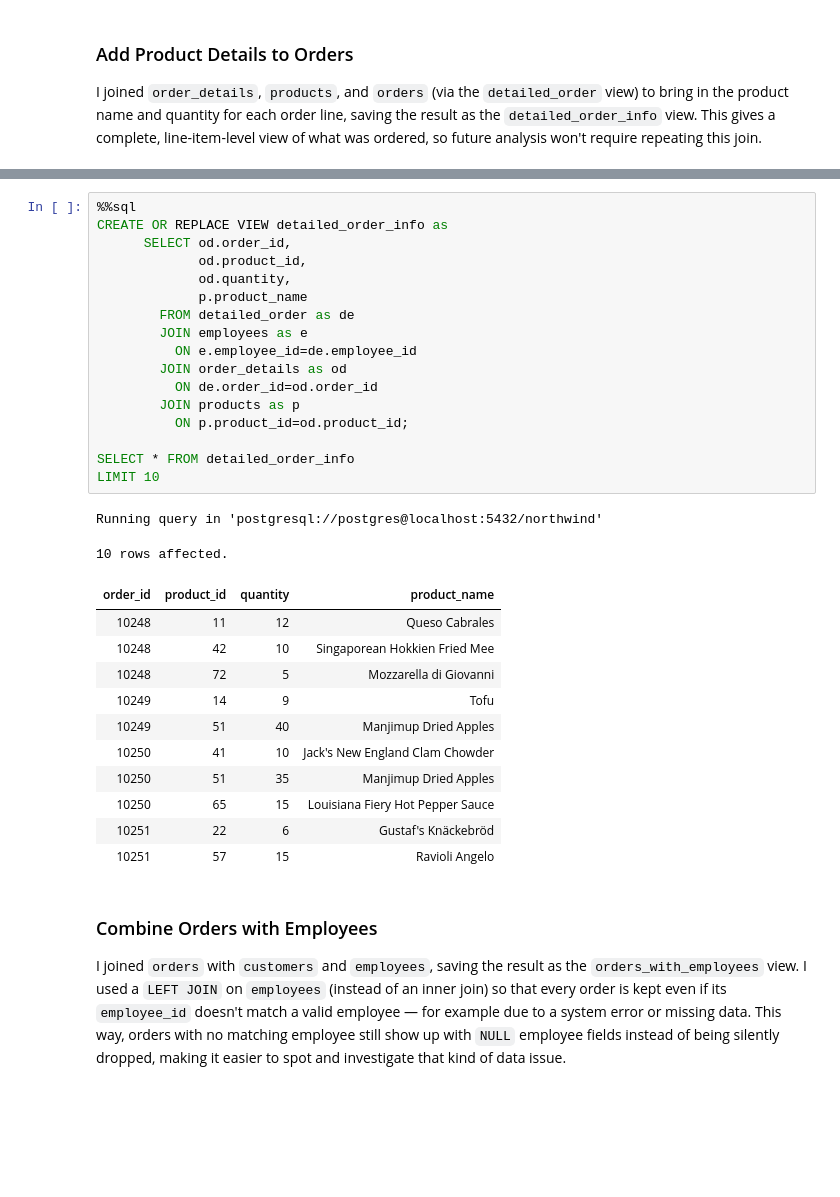
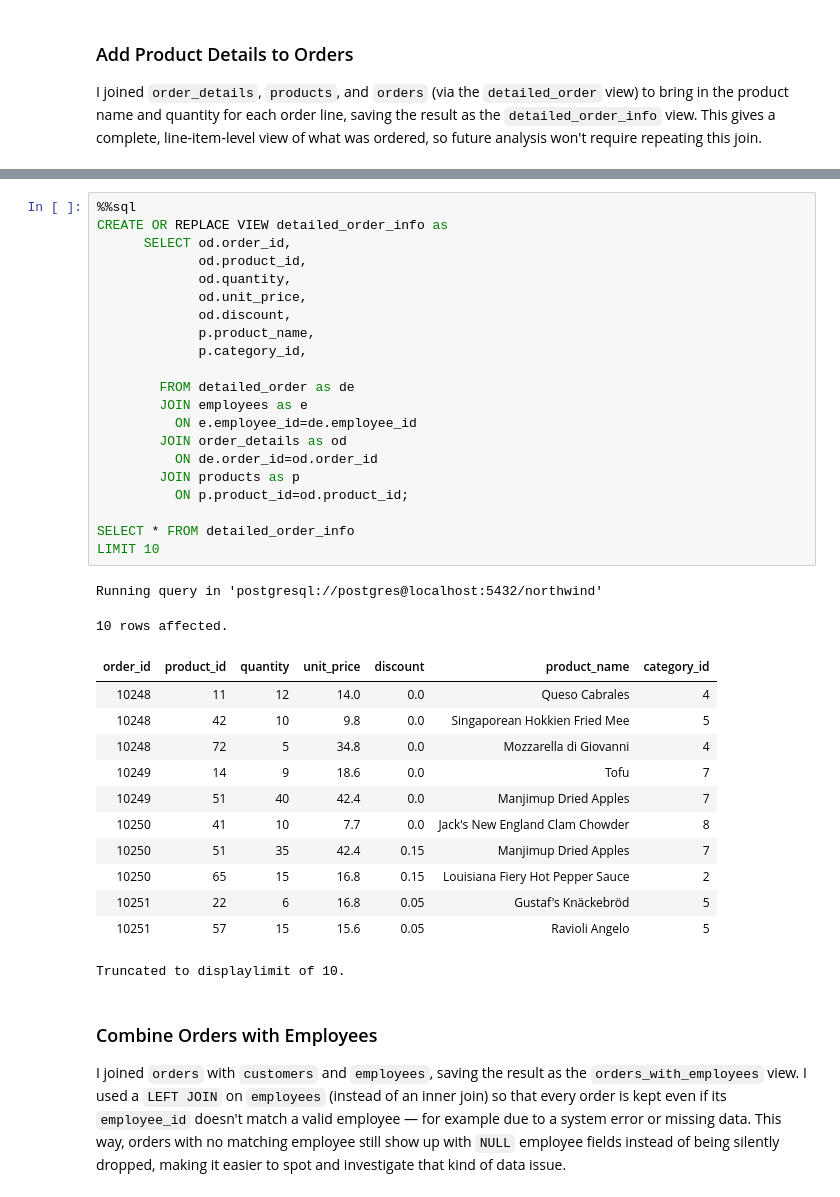
Before and after one commit to IsabelKwon/Northwind-Traders, a Jupyter notebook: northwind/northwind_query.ipynb, the cells around one changed output, grey strips where cells are left out. Cells and saved outputs as stored; diff of their text form; blank space fills up the shorter version.

Commit message:
Add category sales percentage query with analysis and extend detailed_order_info view

```diff
--- a/northwind/northwind_query.ipynb
+++ b/northwind/northwind_query.ipynb
@@ -114,34 +124,39 @@ I joined `order_details`, `products`, and `orders` (via the `detailed_order` vie
 # %%
 %%sql
 CREATE OR REPLACE VIEW detailed_order_info as
       SELECT od.order_id,
              od.product_id,
              od.quantity,
-             p.product_name
+             od.unit_price,
+             od.discount,
+             p.product_name,
+             p.category_id,
+
         FROM detailed_order as de
         JOIN employees as e
           ON e.employee_id=de.employee_id
         JOIN order_details as od
           ON de.order_id=od.order_id
         JOIN products as p
           ON p.product_id=od.product_id;
 
 SELECT * FROM detailed_order_info
 LIMIT 10
 # %% [output]
 Running query in 'postgresql://postgres@localhost:5432/northwind'
 10 rows affected.
-| order_id | product_id | quantity | product_name |
-| 10248 | 11 | 12 | Queso Cabrales |
-| 10248 | 42 | 10 | Singaporean Hokkien Fried Mee |
-| 10248 | 72 | 5 | Mozzarella di Giovanni |
-| 10249 | 14 | 9 | Tofu |
-| 10249 | 51 | 40 | Manjimup Dried Apples |
-| 10250 | 41 | 10 | Jack's New England Clam Chowder |
-| 10250 | 51 | 35 | Manjimup Dried Apples |
-| 10250 | 65 | 15 | Louisiana Fiery Hot Pepper Sauce |
-| 10251 | 22 | 6 | Gustaf's Knäckebröd |
-| 10251 | 57 | 15 | Ravioli Angelo |
+| order_id | product_id | quantity | unit_price | discount | product_name | category_id |
+| 10248 | 11 | 12 | 14.0 | 0.0 | Queso Cabrales | 4 |
+| 10248 | 42 | 10 | 9.8 | 0.0 | Singaporean Hokkien Fried Mee | 5 |
+| 10248 | 72 | 5 | 34.8 | 0.0 | Mozzarella di Giovanni | 4 |
+| 10249 | 14 | 9 | 18.6 | 0.0 | Tofu | 7 |
+| 10249 | 51 | 40 | 42.4 | 0.0 | Manjimup Dried Apples | 7 |
+| 10250 | 41 | 10 | 7.7 | 0.0 | Jack's New England Clam Chowder | 8 |
+| 10250 | 51 | 35 | 42.4 | 0.15 | Manjimup Dried Apples | 7 |
+| 10250 | 65 | 15 | 16.8 | 0.15 | Louisiana Fiery Hot Pepper Sauce | 2 |
+| 10251 | 22 | 6 | 16.8 | 0.05 | Gustaf's Knäckebröd | 5 |
+| 10251 | 57 | 15 | 15.6 | 0.05 | Ravioli Angelo | 5 |
+Truncated to displaylimit of 10.
 # %% [markdown]
 ### Combine Orders with Employees
 
```
Also changed, not shown: parts of 7 cells of this notebook.
